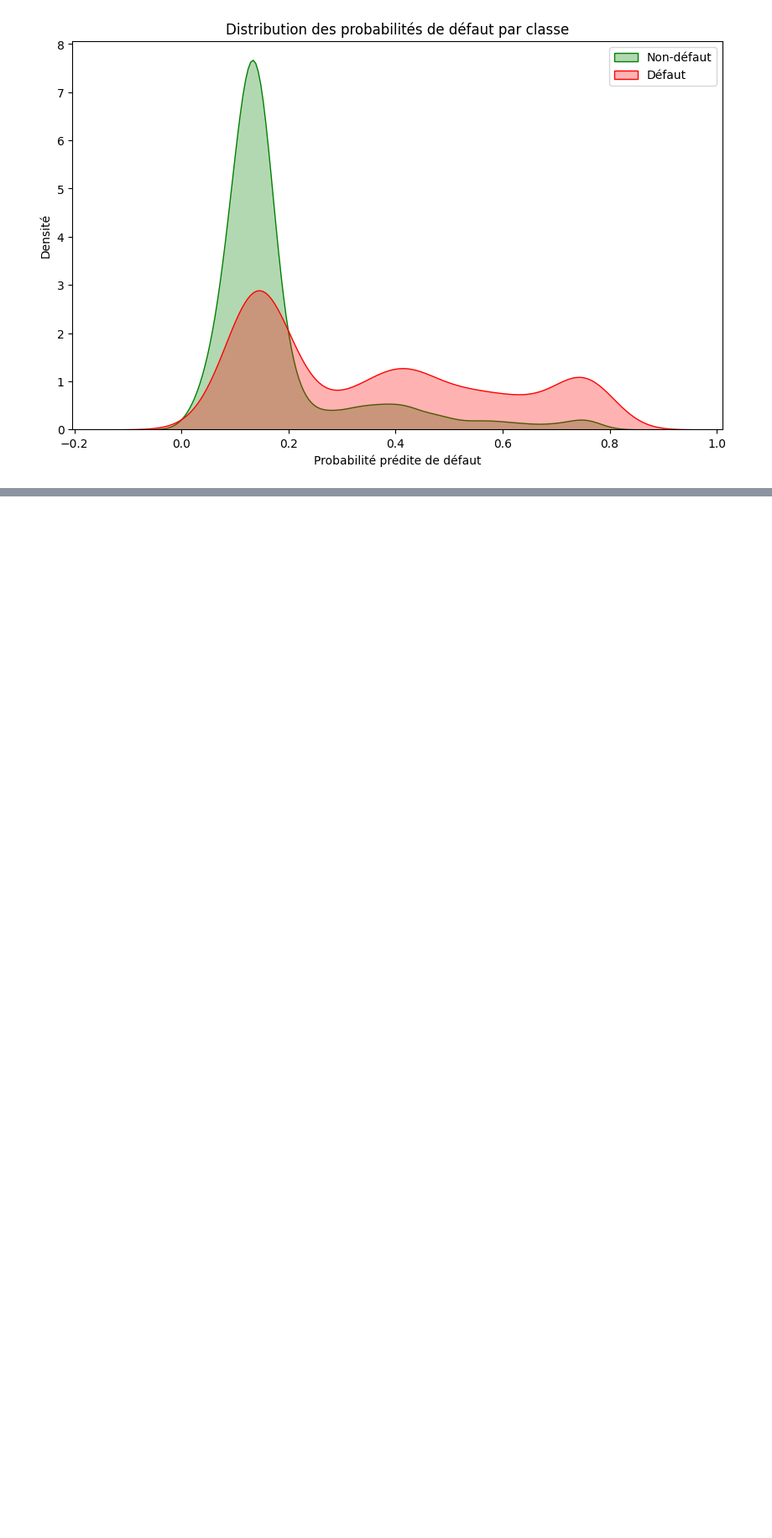
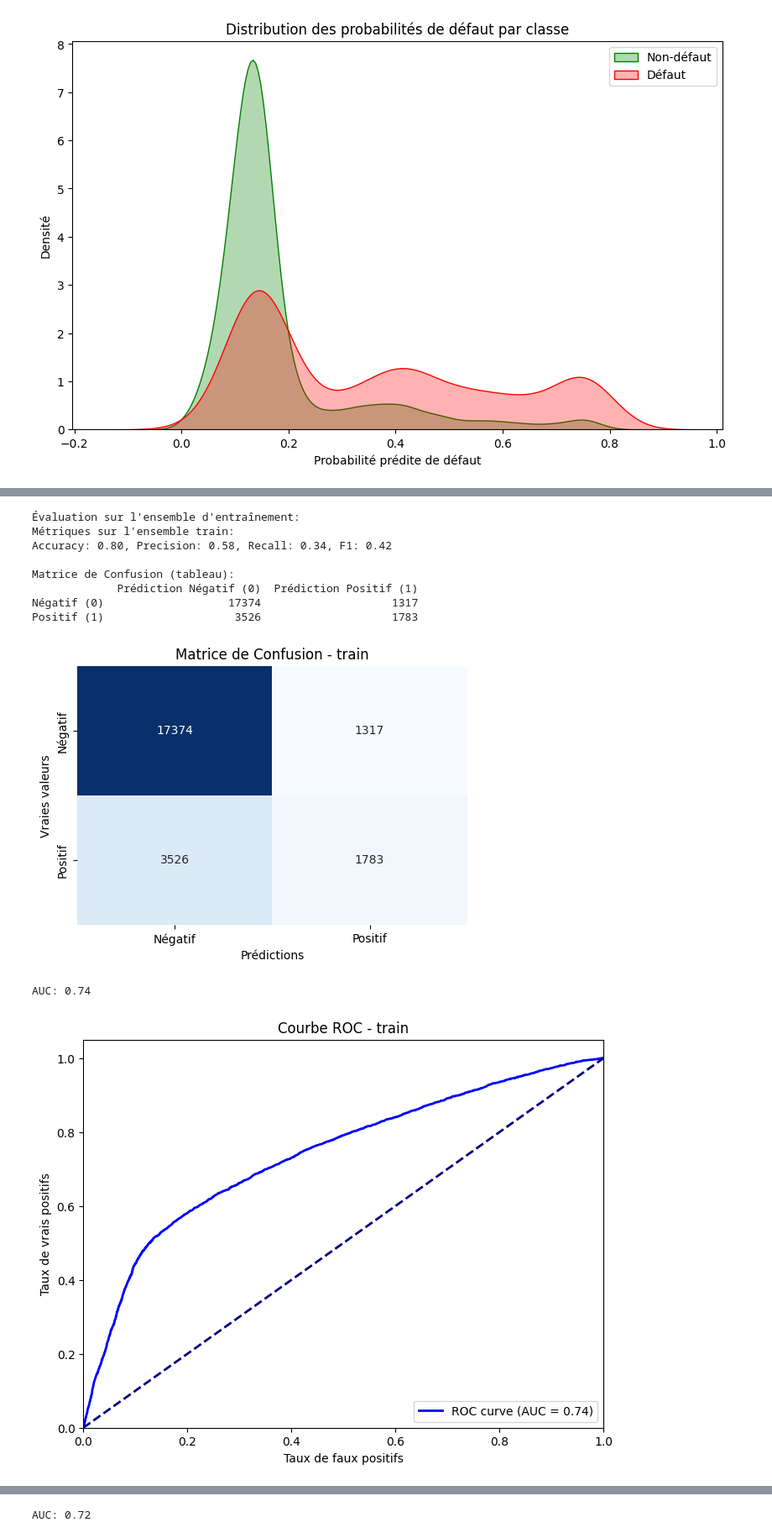
Before and after one commit to ladijadi/Projet_Scoring, a Jupyter notebook: 3_Regression_Logistique.ipynb, the cells around one changed output, grey strips where cells are left out. Shown at 84% size. Saved outputs shown, nothing was run; the diff lists cells and outputs as text; code cells hidden in the pictures; blank space fills up the shorter version.

```diff
--- a/3_Regression_Logistique.ipynb
+++ b/3_Regression_Logistique.ipynb
@@ -510,0 +866,23 @@ plt.show()
+# %%
+# Pour y, si ce n'est pas déjà numérique :
+y_numeric = pd.to_numeric(y, errors='coerce')
+# %%
+# Conversion explicite de toutes les colonnes en int
+for col in X_final_encoded.columns:
+    X_final_encoded[col] = X_final_encoded[col].astype(int)
+
+# Conversion de y en int
+y = y.astype(int)
+# %%
+# Division en ensembles d'entraînement et de test avec stratification
+X_train_final, X_test_final, y_train_final, y_test_final = train_test_split(
+    X_final_encoded,
+    y_numeric,
+    test_size=0.2,
+    random_state=42,
+    stratify=y_numeric
+)
+# %%
+# Création et entraînement du modèle avec statsmodels
+model_final = sm.Logit(y_train_final, X_train_final)
+results = model_final.fit()
@@ -510,0 +978,22 @@ plt.show()
+# %%
+# Prédictions sur l'ensemble d'entraînement
+y_train_pred_proba = results.predict(X_train_final)
+print("\nÉvaluation sur l'ensemble d'entraînement:")
+evaluer_performance(y_train_final, y_train_pred_proba, set_name="train")
+
+# Prédictions sur l'ensemble de test
+y_test_pred_proba = results.predict(X_test_final)
+print("\nÉvaluation sur l'ensemble de test:")
+evaluer_performance(y_test_final, y_test_pred_proba, set_name="test")
+# %% [output]
+Évaluation sur l'ensemble d'entraînement:
+Métriques sur l'ensemble train:
+Accuracy: 0.80, Precision: 0.58, Recall: 0.34, F1: 0.42
+
+Matrice de Confusion (tableau):
+             Prédiction Négatif (0)  Prédiction Positif (1)
+Négatif (0)                   17374                    1317
+Positif (1)                    3526                    1783
+[figure, added]
+AUC: 0.74
+[figure, added]
@@ -510,0 +1009 @@ plt.show()
+AUC: 0.72
```
Also changed, not shown: parts of 29 cells of this notebook.
